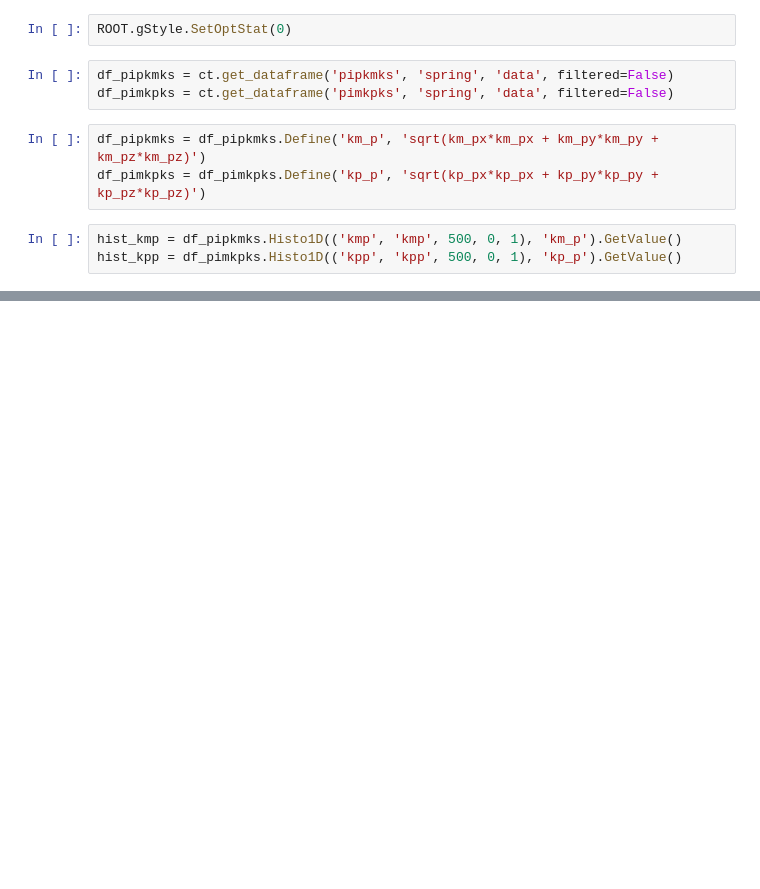
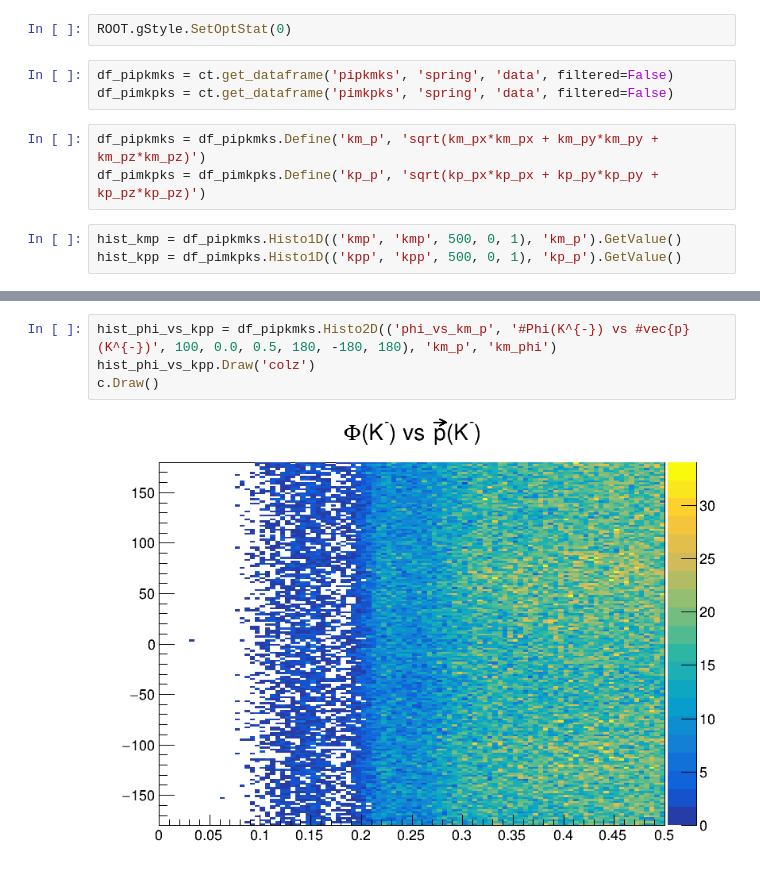
Before and after one commit to tylerviducic/gluex, a Jupyter notebook: forMoskov/kaon_momentum.ipynb, the cells around one changed output, grey strips where cells are left out. Drawn from its saved outputs; the diff is of its cells as text; blank space fills up the shorter version.

```diff
--- a/forMoskov/kaon_momentum.ipynb
+++ b/forMoskov/kaon_momentum.ipynb
@@ -39,0 +74,6 @@ Info in <TCanvas::Print>: png file kaon_momentum.png has been created
+# %%
+hist_phi_vs_kpp = df_pipkmks.Histo2D(('phi_vs_km_p', '#Phi(K^{-}) vs #vec{p}(K^{-})', 100, 0.0, 0.5, 180, -180, 180), 'km_p', 'km_phi')
+hist_phi_vs_kpp.Draw('colz')
+c.Draw()
+# %% [output]
+[figure, added]
```
Also changed, not shown: parts of 7 cells of this notebook.
